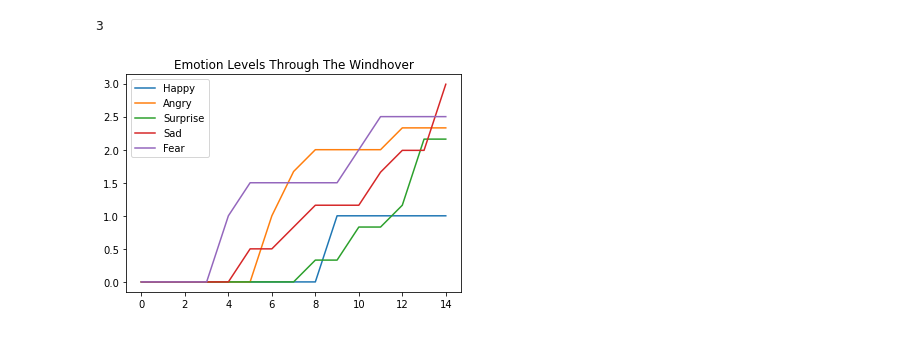
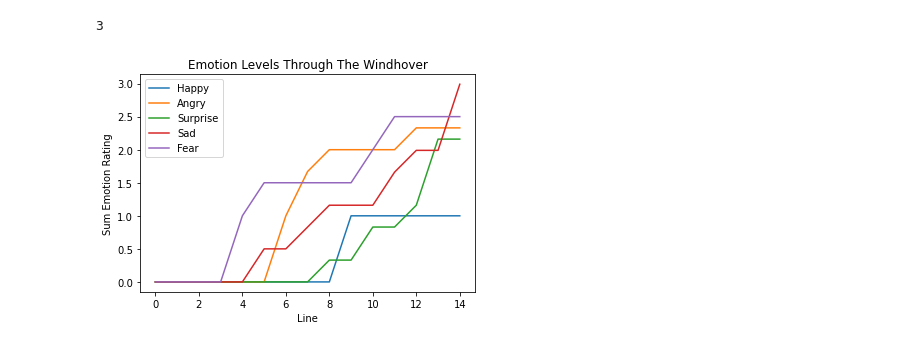
Before and after one commit to bethmward/MetreMuse, a Jupyter notebook: The Windhover/Text2emotion The Windhover.ipynb, the cells around one changed output. Cells and saved outputs as stored; diff of their text form; code cells hidden in the pictures.

Commit message:
Added axes labels to line graphs
Something I forgot to add last night, recalled in a dream.

```diff
--- a/The Windhover/Text2emotion The Windhover.ipynb
+++ b/The Windhover/Text2emotion The Windhover.ipynb
@@ -137,12 +137,14 @@ print(vec.index(max(vec))) # the greatest emotion in The Windhover is Sadness
 # %%
 # increase of emotions throughout reading the poem
 plt.plot(emotion[0], label = 'Happy')
 plt.plot(emotion[1], label = 'Angry')
 plt.plot(emotion[2], label = 'Surprise')
 plt.plot(emotion[3], label = 'Sad')
 plt.plot(emotion[4], label = 'Fear')
 plt.title('Emotion Levels Through The Windhover')
+plt.xlabel('Line')
+plt.ylabel('Sum Emotion Rating')
 plt.legend()
 plt.show()
 # %% [output]
-[figure, old version]
+[figure, new version]
```
